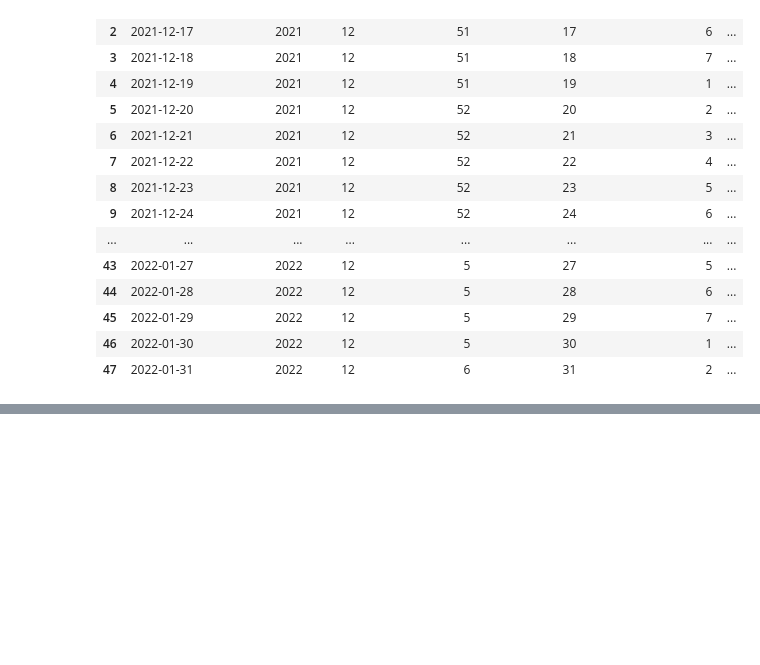
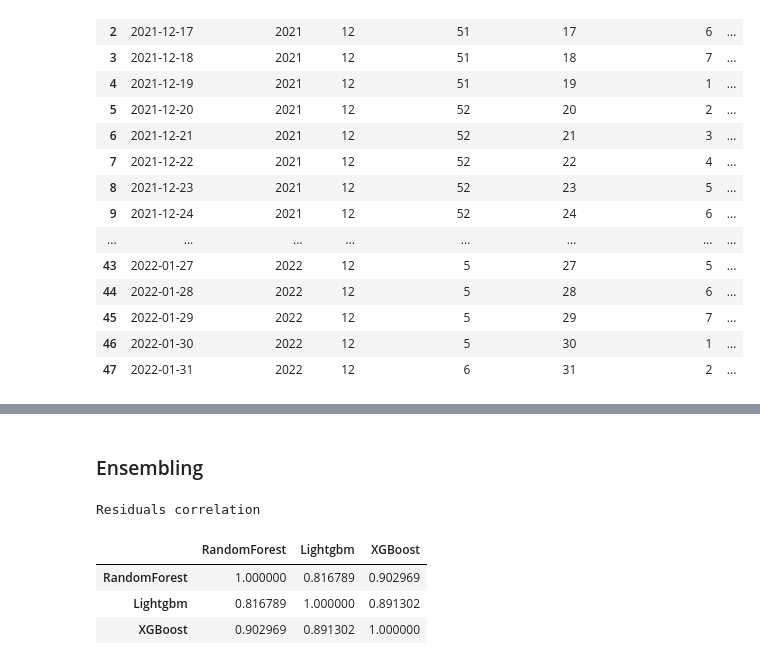
Before and after one commit to canonicalized/CallCenterForecast, a Jupyter notebook: callcenter.ipynb, the cells around one changed output, grey strips where cells are left out. Saved outputs shown, nothing was run; the diff lists cells and outputs as text; code cells hidden in the pictures; blank space fills up the shorter version.

Commit message:
model comparison

```diff
--- a/callcenter.ipynb
+++ b/callcenter.ipynb
@@ -182,17 +165,13 @@ r2_score(y_cv,y_pred)
 # %%
-params={ 'objective':'reg:squarederror',
-         'max_depth': 6,
-         'colsample_bylevel':0.5,
-         'learning_rate':0.01,
-         'random_state':20}
-
 #reg = xgb.XGBRegressor(objective='reg:squarederror', max_depth=6, colsample_bylevel=0.5, learning_rate=0.01, random_state=20, n_estimators=1000)
 reg = xgb.XGBRegressor(objective='reg:squarederror',subsample=0.5, n_estimators=1000, max_depth=5, learning_rate=0.01, colsample_bytree=0.8, colsample_bylevel=0.8)
 
 reg.fit(x_train, y_train,
         verbose=False)  # Change verbose to True if you want to see it train
 y_pred = reg.predict(x_cv)
-r2_score(y_cv, y_pred)
-# mean_squared_error(y_cv, y_pred)
-# reg.feature_importances_
+#r2_score(y_cv, y_pred)
+resultsDict['XGBoost'] = evaluate(y_cv, y_pred)
+predictionsDict['XGBoost'] = y_pred
+resultsDict['XGBoost']
+#reg.feature_importances_
 # %% [output]
@@ -276,0 +251,17 @@ array([0.03568191, 0.01716947, 0.82852594, 0.06259934, 0.05602334])
+# %% [markdown]
+### Ensembling
+# %%
+models = ['RandomForest',
+          'Lightgbm',
+          'XGBoost']
+resis = pd.DataFrame(data={k: y_cv -
+                              v for k, v in predictionsDict.items()})[models]
+corr = resis.corr()
+print("Residuals correlation")
+corr.style.background_gradient(cmap='coolwarm')
+# %% [output]
+Residuals correlation
+|  | RandomForest | Lightgbm | XGBoost |
+| RandomForest | 1.000000 | 0.816789 | 0.902969 |
+| Lightgbm | 0.816789 | 1.000000 | 0.891302 |
+| XGBoost | 0.902969 | 0.891302 | 1.000000 |
```
Also changed, not shown: parts of 16 cells of this notebook.
